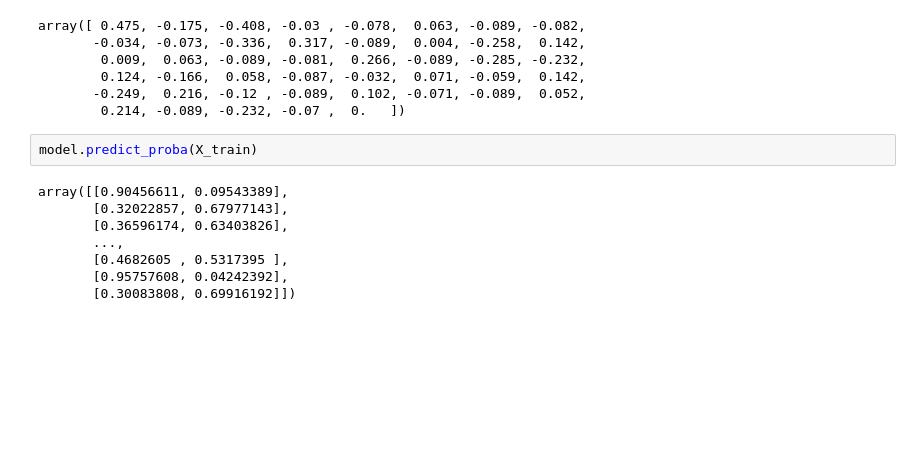
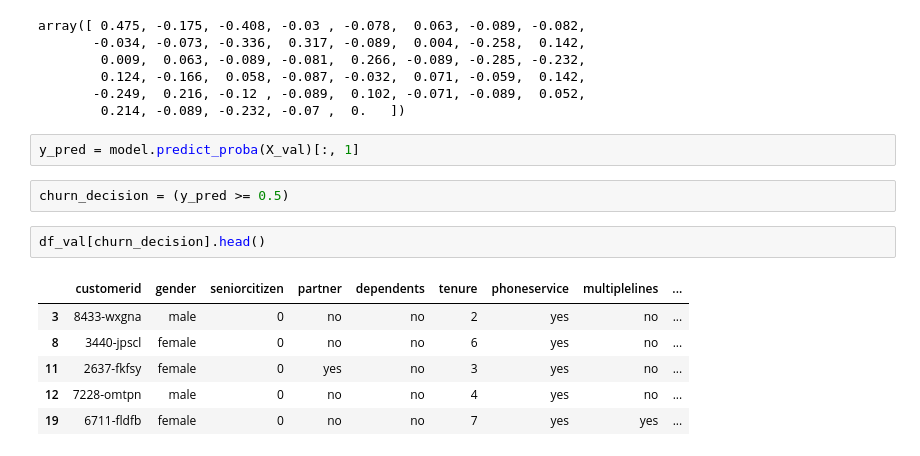
Before and after one commit to MedCoder001/Churn_Prediction, a Jupyter notebook: Churn Prediction.ipynb, the cells around one changed output. Drawn from its saved outputs; the diff is of its cells as text; blank space fills up the shorter version.

```diff
--- a/Churn Prediction.ipynb
+++ b/Churn Prediction.ipynb
@@ -347,12 +347,15 @@ array([ 0.475, -0.175, -0.408, -0.03 , -0.078,  0.063, -0.089, -0.082,
        -0.249,  0.216, -0.12 , -0.089,  0.102, -0.071, -0.089,  0.052,
         0.214, -0.089, -0.232, -0.07 ,  0.   ])
 # %%
-model.predict_proba(X_train)
+y_pred = model.predict_proba(X_val)[:, 1]
-# %% [output]
-array([[0.90456611, 0.09543389],
-       [0.32022857, 0.67977143],
-       [0.36596174, 0.63403826],
-       ...,
-       [0.4682605 , 0.5317395 ],
-       [0.95757608, 0.04242392],
-       [0.30083808, 0.69916192]])
+# %%
+churn_decision = (y_pred >= 0.5)
+# %%
+df_val[churn_decision].head()
+# %% [output]
+|  | customerid | gender | seniorcitizen | partner | dependents | tenure | phoneservice | multiplelines | ... |
+| 3 | 8433-wxgna | male | 0 | no | no | 2 | yes | no | ... |
+| 8 | 3440-jpscl | female | 0 | no | no | 6 | yes | no | ... |
+| 11 | 2637-fkfsy | female | 0 | yes | no | 3 | yes | no | ... |
+| 12 | 7228-omtpn | male | 0 | no | no | 4 | yes | no | ... |
+| 19 | 6711-fldfb | female | 0 | no | no | 7 | yes | yes | ... |
```
Also changed, not shown: 1 other file.
